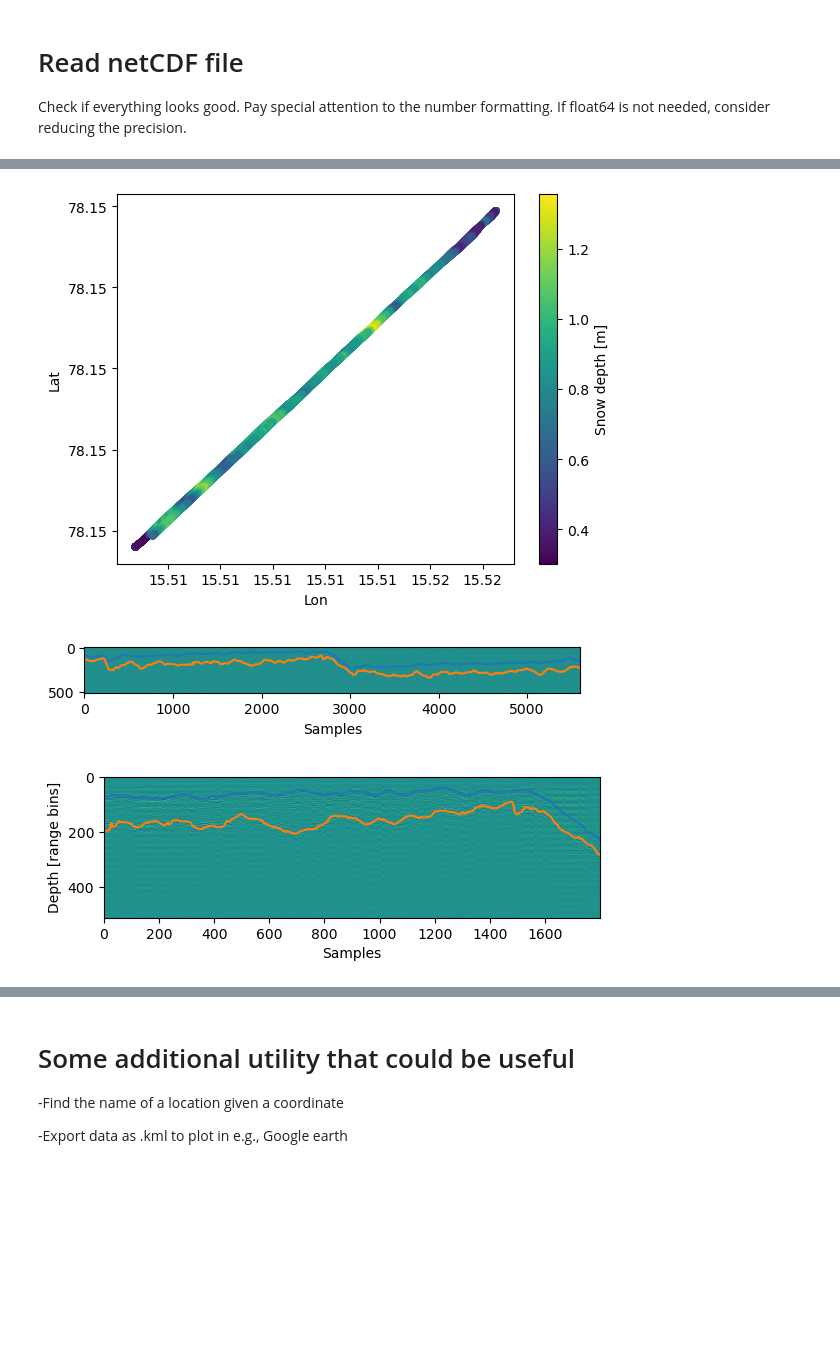
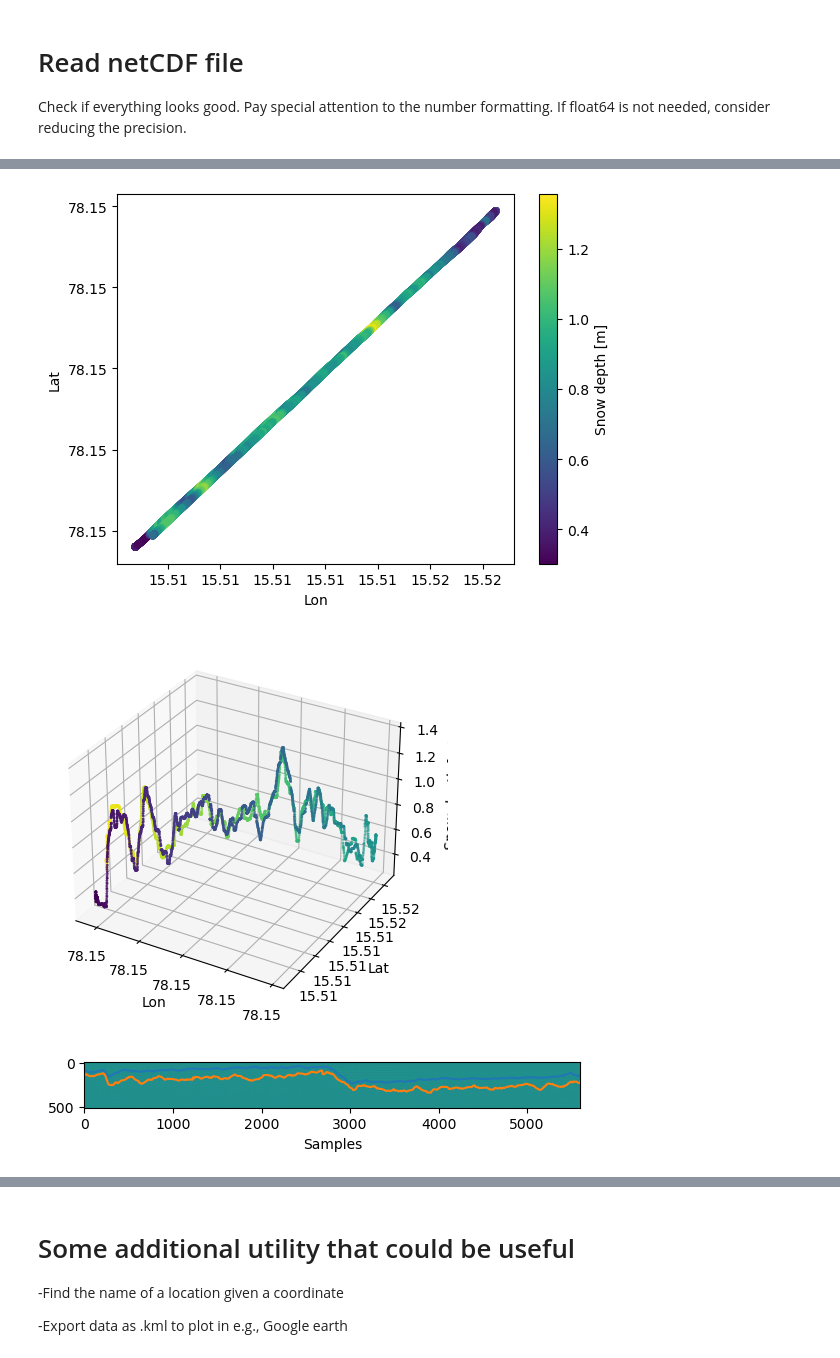
Before and after one commit to ykern/public-notebooks, a Jupyter notebook: netCDF-creator/netCDF_testbench.ipynb, the cells around one changed output, grey strips where cells are left out. Drawn from its saved outputs; the diff is of its cells as text; code cells hidden in the pictures; blank space fills up the shorter version.

Commit message:
added more plots

```diff
--- a/netCDF-creator/netCDF_testbench.ipynb
+++ b/netCDF-creator/netCDF_testbench.ipynb
@@ -326,6 +326,17 @@ plt.ylabel('Lat')
 plt.gca().yaxis.set_major_formatter(StrMethodFormatter('{x:,.2f}')) # 2 decimal places
 plt.gca().xaxis.set_major_formatter(StrMethodFormatter('{x:,.2f}')) # 2 decimal places
 
+plt.figure()
+ax = plt.axes(projection='3d')
+ax.scatter3D(lat, lon, depth,s=1, c=time-time[0])
+# plt.scatter(lon,lat,s=20,c=depth)
+# plt.colorbar(label = 'Snow depth [m]')
+ax.set_xlabel('Lon')
+ax.set_ylabel('Lat')
+ax.set_zlabel('Snow depth [m]')
+plt.gca().yaxis.set_major_formatter(StrMethodFormatter('{x:,.2f}')) # 2 decimal places
+plt.gca().xaxis.set_major_formatter(StrMethodFormatter('{x:,.2f}')) # 2 decimal places
+
 # Show whole image
 plt.figure()
 plt.imshow(image)
@@ -360,32 +371,32 @@ plt.gca().yaxis.set_major_formatter(StrMethodFormatter('{x:,.2f}')) # 2 decimal
 plt.gca().xaxis.set_major_formatter(StrMethodFormatter('{x:,.2f}')) # 2 decimal places
 
 plt.figure()
 plt.plot(time-time[0],roll,label = 'roll')
 plt.plot(time-time[0],pitch,label = 'pitch')
 plt.plot(time-time[0],yaw,label = 'yaw')
 plt.legend()
 plt.xlabel('Time [s]')
 plt.ylabel('Degree')
 
 plt.show()
 # %% [output]
 <class 'netCDF4._netCDF4.Dataset'>
 root group (NETCDF4 data model, file format HDF5):
     title: Snow depth from UAV GPR
     Conventions: CF-1.6
     featureType: trajectory
     summary: Snow depth survey from drone-mounted UWB radar system.
     license: https://spdx.org/licenses/CC-BY-4.0.html(CC-BY-4.0)
     keywords: GCMDSK:EARTH SCIENCE > SPECTRAL/ENGINEERING > RADAR > RADAR IMAGERY, GCMDSK:EARTH SCIENCE > CRYOSPHERE > SNOW/ICE > SNOW DEPTH
     keywords_vocabulary: GCMDSK:GCMD Science Keywords
     data_assembly_center: NORCE
     iso_topic_category: climatologyMeteorologyAtmosphere
     geospatial_lat_min: 78.1514
 ... (15 lines left out)
     instrument: Ultra Wideband Snow Sounder (UWiBaSS)
     dimensions(sizes): station_name_strlen(8), relTime(5601), fasttime(511)
     variables(dimensions): |S1 station_name(station_name_strlen), float64 latitude(relTime), float64 longitude(relTime), float32 altitude(relTime), float32 altimeter_range(relTime), float32 platform_r ...
     groups:
 [figure]
-[figure, old version]
+[figure, new version]
-[figure, old version]
+[figure, new version]
```
Also changed, not shown: parts of 2 cells of this notebook.
